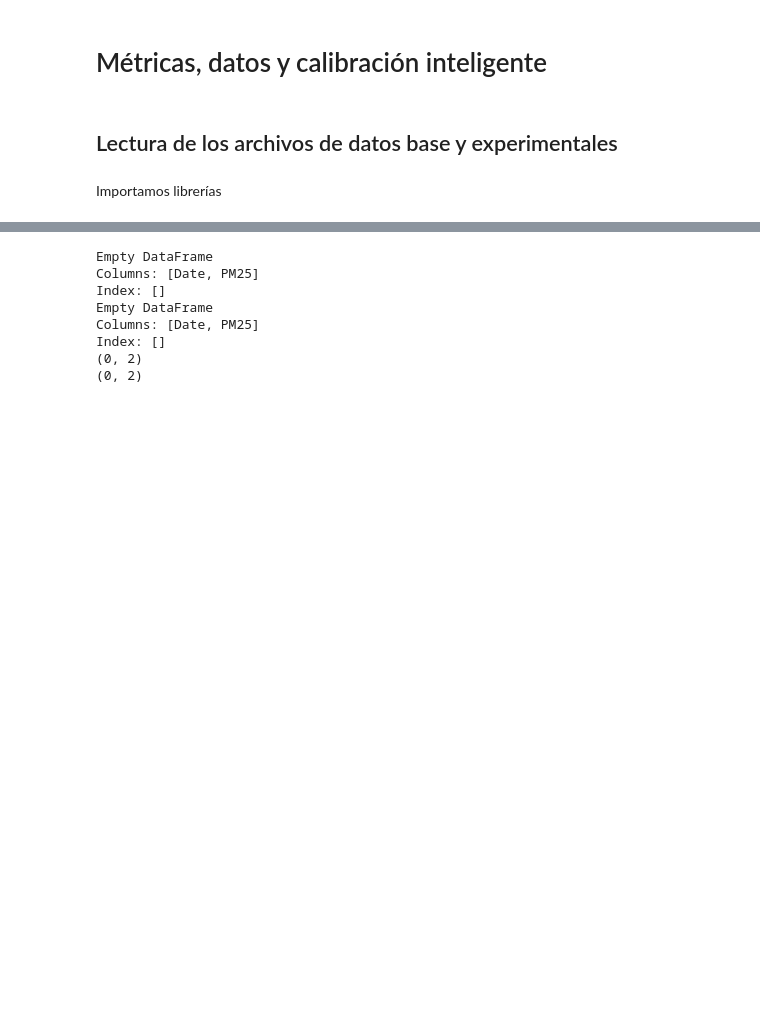
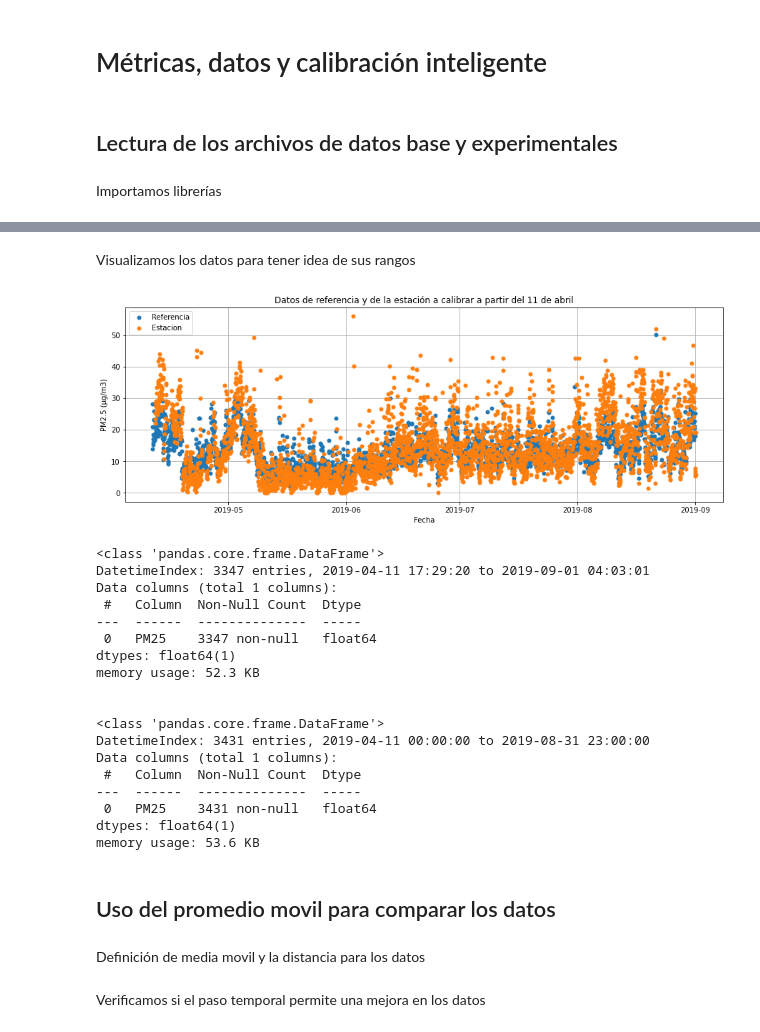
Before and after one commit to Vendetta0462/TareasCursos, a Jupyter notebook: Codigos/Calibracion_Inteligente/Calibracion_Inteligente.ipynb, the cells around one changed output, grey strips where cells are left out. Saved outputs shown, nothing was run; the diff lists cells and outputs as text; code cells hidden in the pictures; blank space fills up the shorter version.

```diff
--- a/Codigos/Calibracion_Inteligente/Calibracion_Inteligente.ipynb
+++ b/Codigos/Calibracion_Inteligente/Calibracion_Inteligente.ipynb
@@ -28,5 +50,5 @@ normal.reset_index(drop=True, inplace=True)
 # %%
-#Importamos los diferentes datos de las estaciones segun mes
+#Importamos los diferentes datos de la estacion segun mes
 prename = "..\..\Datos\datosSensores\mediciones_clg_normalsup_pm25_a_"
 noviembre18 = pd.read_csv(prename+"2018-11-01T00_00_00_2018-11-30T23_59_59.csv", usecols=[0,2], names=["Date", "PM25"], skiprows=1)
 diciembre18 = pd.read_csv(prename+"2018-12-01T00_00_00_2018-12-31T23_59_59.csv", usecols=[0,2], names=["Date", "PM25"], skiprows=1)
@@ -41,7 +63,17 @@ for i in [noviembre18, diciembre18, abril19, mayo19, junio19, julio19, agosto19]
     i["PM25"] = i["PM25"].astype(float)
     i["Date"] = pd.to_datetime(i["Date"])
 
-#Ordenamos los datos por fecha de menor a mayor y unimos los datos de las estaciones
-estaciones = pd.concat([noviembre18, diciembre18, abril19, mayo19, junio19, julio19, agosto19]).sort_values(by="Date").reset_index(drop=True)
+#Ordenamos los datos por fecha de menor a mayor y unimos los datos de la estacion
+estacion_og = pd.concat([noviembre18, diciembre18, abril19, mayo19, junio19, julio19, agosto19]).sort_values(by="Date").reset_index(drop=True)
 
-#
+#Comvertimos el formato temporal de la estacion al de referencia datetime64[ns]
+estacion_og["Date"] = estacion_og["Date"].dt.strftime('%Y-%m-%d %H:%M:%S').astype('datetime64[ns]')
+
+#Usamos date como indice
+estacion_og = estacion_og.set_index("Date")
+
+#Usamos solo una cifra significativa (las cifras de referencia)
+estacion_og["PM25"] = estacion_og["PM25"].round(1)
+
+estacion_og.info()
+estacion_og.head()
@@ -96,15 +96,2 @@ plt.show()
-# %%
-#Show dates where both normal and estaciones have data at the same time
-print(normal[normal["Date"].isin(estaciones["Date"])])
-print(estaciones[estaciones["Date"].isin(normal["Date"])])Markdown
-print(normal[normal["Date"].isin(estaciones["Date"])].shape)
-print(estaciones[estaciones["Date"].isin(normal["Date"])].shape)
-# %% [output]
-Empty DataFrame
-Columns: [Date, PM25]
-Index: []
-Empty DataFrame
-Columns: [Date, PM25]
-Index: []
-(0, 2)
-(0, 2)
+# %% [markdown]
+Visualizamos los datos para tener idea de sus rangos
@@ -110,0 +111,43 @@ Index: []
+# %%
+#Recortamos los datos al intervalo continuo donde hay más datos
+referencia = referencia_og["2019-04-11":]
+estacion = estacion_og["2019-04-11":]
+
+#Graficamos los datos de PM2.5
+plt.figure(figsize=(15,5))
+plt.plot(referencia["PM25"], ".", label="Referencia", markersize=10)
+plt.plot(estacion.PM25, ".", label="Estacion", markersize=10)
+plt.title("Datos de referencia y de la estación a calibrar a partir del 11 de abril")
+plt.xlabel("Fecha")
+plt.ylabel("PM2.5 (µg/m3)")
+plt.legend()
+plt.grid()
+plt.show()
+
+estacion.info()
+print("\n")
+referencia.info()
+# %% [output]
+[figure, added]
+<class 'pandas.core.frame.DataFrame'>
+DatetimeIndex: 3347 entries, 2019-04-11 17:29:20 to 2019-09-01 04:03:01
+Data columns (total 1 columns):
+ #   Column  Non-Null Count  Dtype
+---  ------  --------------  -----
+ 0   PM25    3347 non-null   float64
+dtypes: float64(1)
+memory usage: 52.3 KB
+
+
+<class 'pandas.core.frame.DataFrame'>
+DatetimeIndex: 3431 entries, 2019-04-11 00:00:00 to 2019-08-31 23:00:00
+Data columns (total 1 columns):
+ #   Column  Non-Null Count  Dtype
+---  ------  --------------  -----
+ 0   PM25    3431 non-null   float64
+dtypes: float64(1)
+memory usage: 53.6 KB
+# %% [markdown]
+## Uso del promedio movil para comparar los datos
+# %% [markdown]
+Definición de media movil y la distancia para los datos
@@ -110,0 +193,2 @@ Index: []
+# %% [markdown]
+Verificamos si el paso temporal permite una mejora en los datos
```
Also changed, not shown: parts of 35 cells of this notebook.
